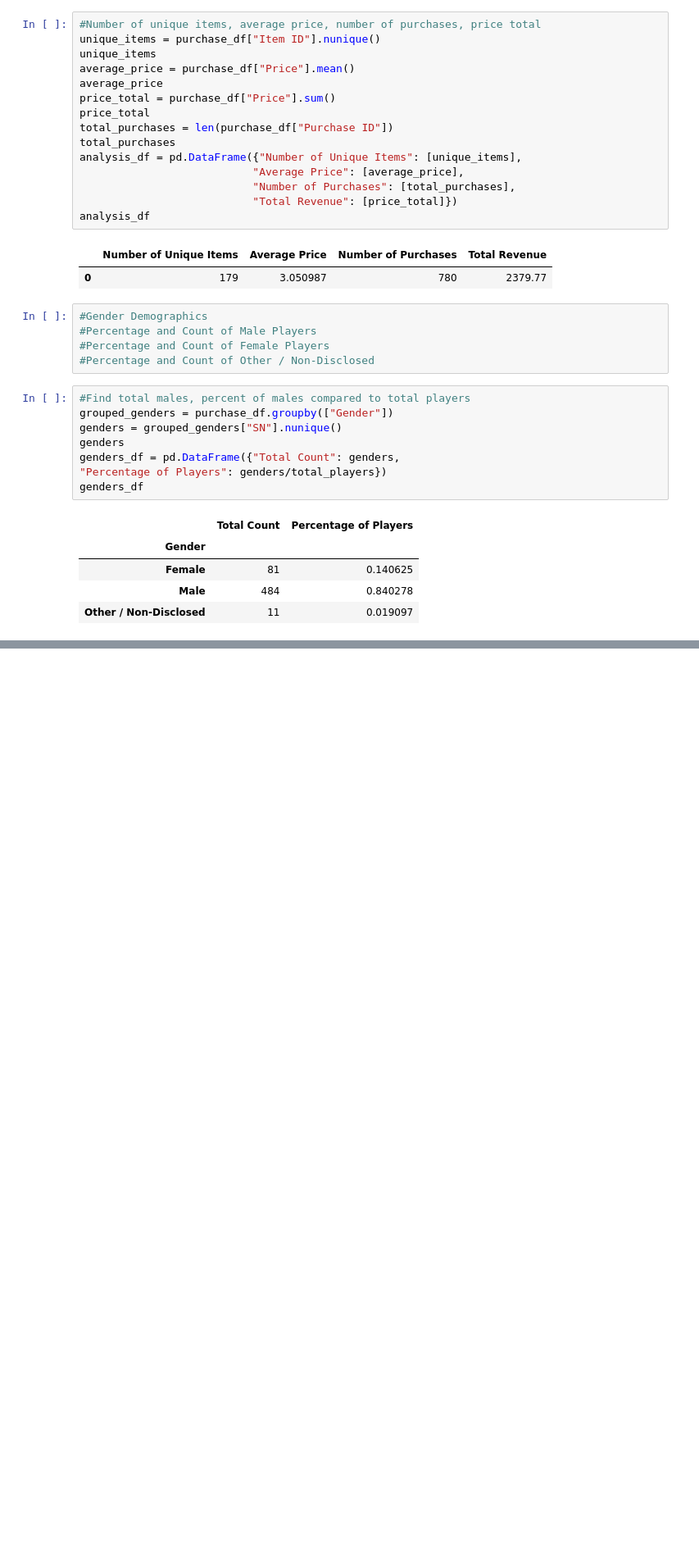
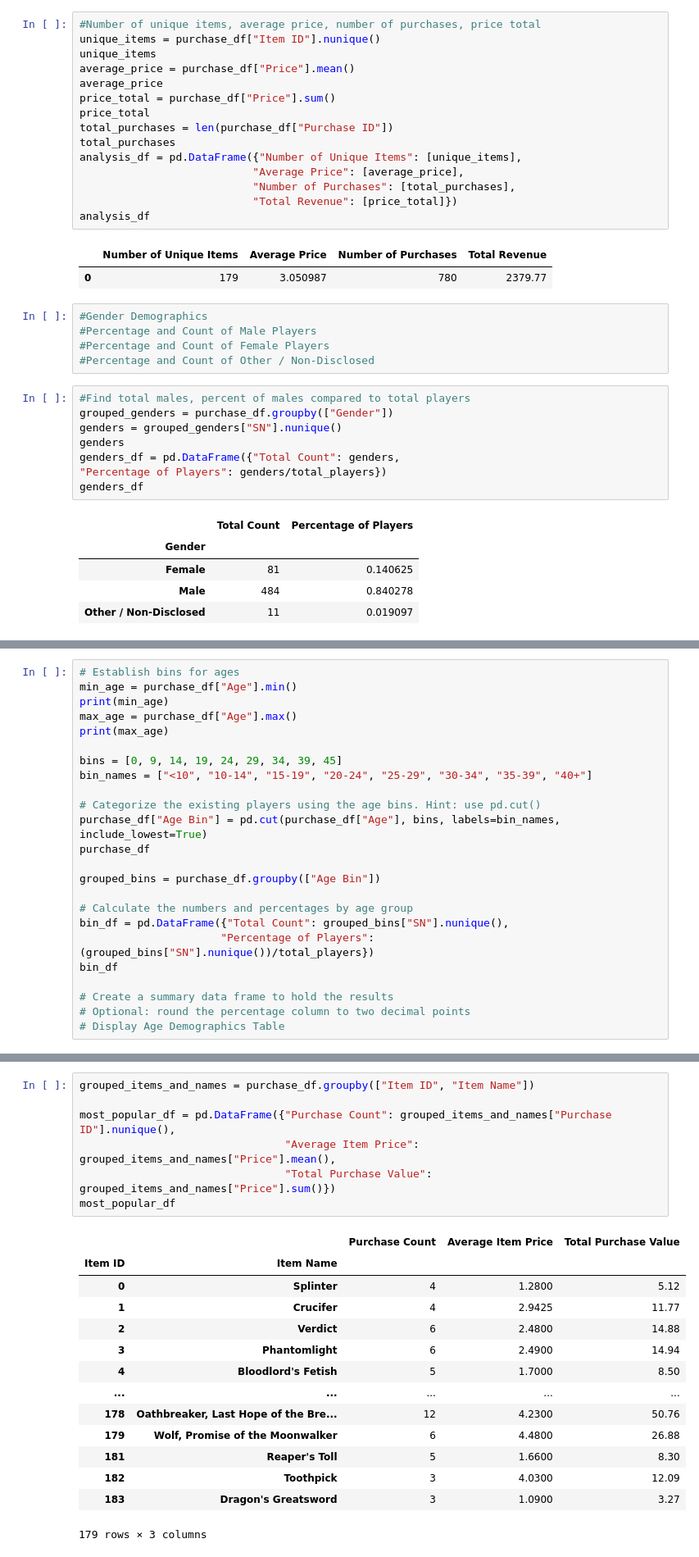
Before and after one commit to corriethomas/Pandas-Challenge, a Jupyter notebook: HeroesOfPymoli/Heroes_Notebook-Copy1.ipynb, the cells around one changed output, grey strips where cells are left out. Shown at 82% size. Drawn from its saved outputs; the diff is of its cells as text; blank space fills up the shorter version.

```diff
--- a/HeroesOfPymoli/Heroes_Notebook-Copy1.ipynb
+++ b/HeroesOfPymoli/Heroes_Notebook-Copy1.ipynb
@@ -110,0 +89,24 @@ Name: SN, dtype: int64
+# %%
+# Establish bins for ages
+min_age = purchase_df["Age"].min()
+print(min_age)
+max_age = purchase_df["Age"].max()
+print(max_age)
+
+bins = [0, 9, 14, 19, 24, 29, 34, 39, 45]
+bin_names = ["<10", "10-14", "15-19", "20-24", "25-29", "30-34", "35-39", "40+"]
+
+# Categorize the existing players using the age bins. Hint: use pd.cut()
+purchase_df["Age Bin"] = pd.cut(purchase_df["Age"], bins, labels=bin_names, include_lowest=True)
+purchase_df
+
+grouped_bins = purchase_df.groupby(["Age Bin"])
+
+# Calculate the numbers and percentages by age group
+bin_df = pd.DataFrame({"Total Count": grouped_bins["SN"].nunique(),
+                      "Percentage of Players": (grouped_bins["SN"].nunique())/total_players})
+bin_df
+
+# Create a summary data frame to hold the results
+# Optional: round the percentage column to two decimal points
+# Display Age Demographics Table
@@ -110,0 +163,22 @@ Name: SN, dtype: int64
+# %%
+grouped_items_and_names = purchase_df.groupby(["Item ID", "Item Name"])
+
+most_popular_df = pd.DataFrame({"Purchase Count": grouped_items_and_names["Purchase ID"].nunique(),
+                                "Average Item Price": grouped_items_and_names["Price"].mean(),
+                                "Total Purchase Value": grouped_items_and_names["Price"].sum()})
+most_popular_df
+# %% [output]
+|  |  | Purchase Count | Average Item Price | Total Purchase Value |
+| Item ID | Item Name |  |  |  |
+| 0 | Splinter | 4 | 1.2800 | 5.12 |
+| 1 | Crucifer | 4 | 2.9425 | 11.77 |
+| 2 | Verdict | 6 | 2.4800 | 14.88 |
+| 3 | Phantomlight | 6 | 2.4900 | 14.94 |
+| 4 | Bloodlord's Fetish | 5 | 1.7000 | 8.50 |
+| ... | ... | ... | ... | ... |
+| 178 | Oathbreaker, Last Hope of the Bre... | 12 | 4.2300 | 50.76 |
+| 179 | Wolf, Promise of the Moonwalker | 6 | 4.4800 | 26.88 |
+| 181 | Reaper's Toll | 5 | 1.6600 | 8.30 |
+| 182 | Toothpick | 3 | 4.0300 | 12.09 |
+| 183 | Dragon's Greatsword | 3 | 1.0900 | 3.27 |
+179 rows × 3 columns
```
Also changed, not shown: parts of 8 cells of this notebook, 1 other file.
